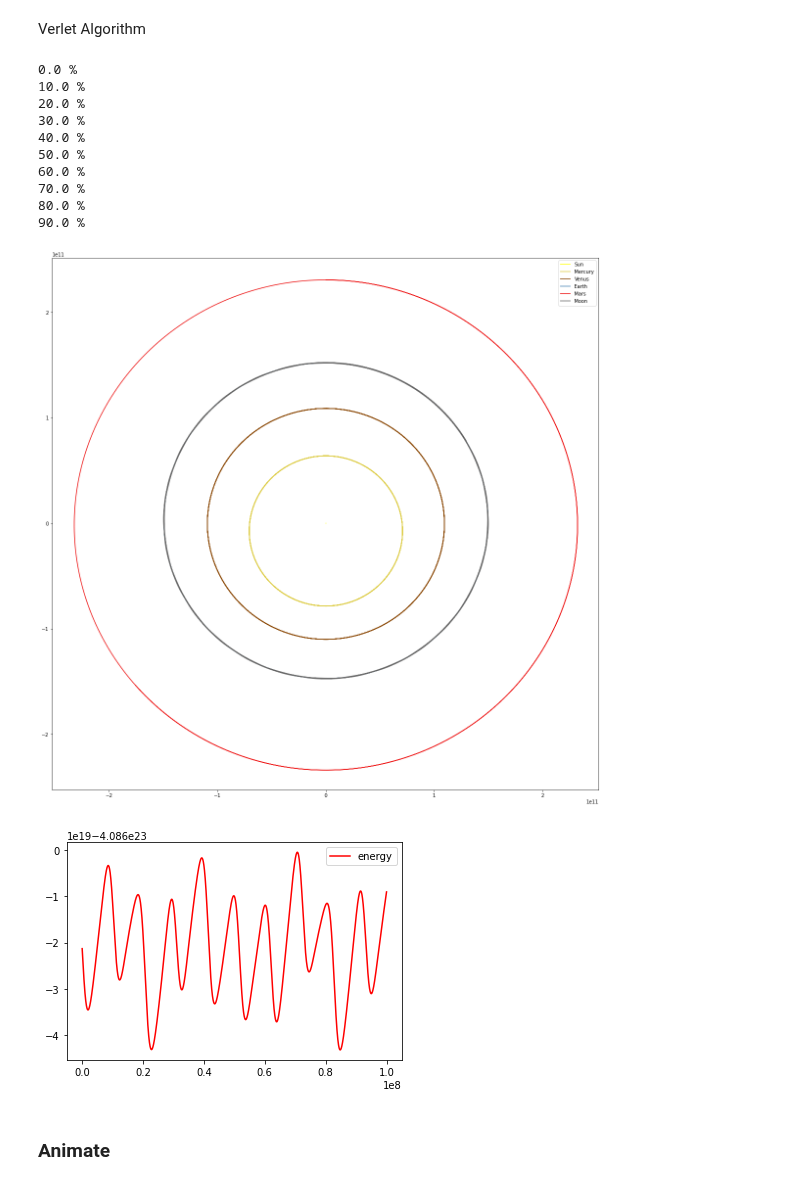
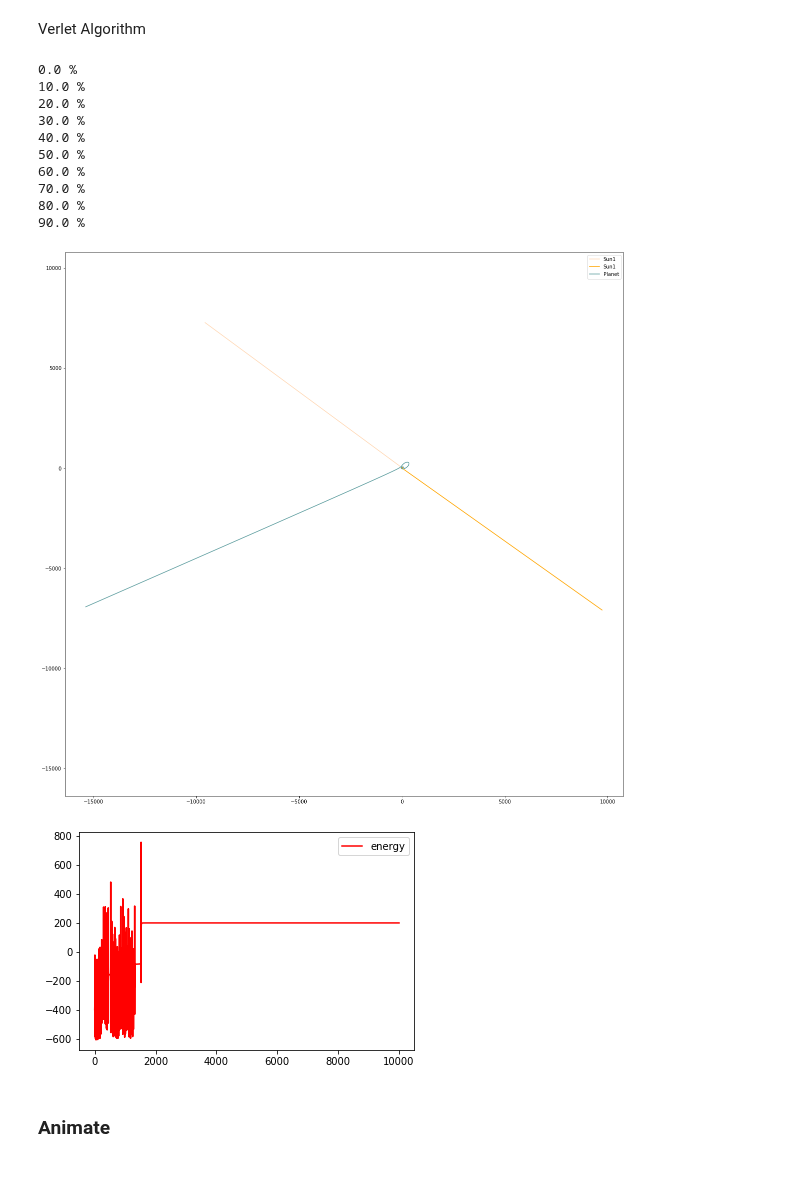
Before and after one commit to TimoWacke/solarsystem, a Jupyter notebook: solar.ipynb, the cells around one changed output. Drawn from its saved outputs; the diff is of its cells as text; code cells hidden in the pictures.

```diff
--- a/solar.ipynb
+++ b/solar.ipynb
@@ -75,19 +75,14 @@ venus = Particle("Venus", mass_venus, {"x": 0, "y": distance_venus, "z": 0 },{"x
 earth = Particle("Earth", mass_earth, {"x": 0, "y": distance_earth, "z": 0 },{"x": velocity_earth, "y": 0, "z": 0 }, "steelblue" )
 mars = Particle("Mars", mass_mars, {"x": 0, "y": distance_mars, "z": 0 },{"x": velocity_mars, "y": 0, "z": 0 }, "#EE1111" )
 moon = Particle("Moon", mass_moon, {"x": distance_moon, "y": distance_earth, "z": 0 },{"x": velocity_earth, "y": velocity_moon, "z": 0 }, "#666666")
+
+
+sun1 = Particle("Sun1", 100, {"x": 0, "y": 10, "z": 0},{"x": -1, "y": 0, "z": 0}, "peachpuff")
+sun2 = Particle("Sun1", 100, {"x": 0, "y": -10, "z": 0},{"x": 1, "y": 0, "z": 0}, "orange")
+planet = Particle("Planet", 1, {"x": 100, "y": 0, "z": 0}, {"x": 0, "y": 1, "z": 0}, "cadetblue")
+
 particles = [star, mercury, venus, earth, mars, moon]
-#particles = [star, earth]
-particleSizes = []
-particleColors = []
-for pt in particles:
-    pt.velocity += offsetspeed
-    particleSizes.append((pt.mass**(1/5) / mass_sun**(1/5) * 100))
-    particleColors.append(pt.color)
-
-s, c = np.random.random((len(particles), 2)).T
-s *= 10
-s = particleSizes
-c = particleColors
+particles = [sun1, sun2, planet]
 # %% [markdown]
 Verlet Algorithm
 # %%
@@ -151,21 +146,21 @@ def verlet(particles, h, n):
 
     return (p_axes, mmin, mmax)
 # %%
-interval = 10000;
-steps = 10000
+interval = 1;
+steps = 1000
 p_axes, mmin, mmax = verlet(particles, interval, steps)
 
 #verlet(particles, 0.1, 60000)
 # %% [output]
 0.0 %
 10.0 %
 20.0 %
 30.0 %
 40.0 %
 50.0 %
 60.0 %
 70.0 %
 80.0 %
 90.0 %
-[figure, old version]
+[figure, new version]
-[figure, old version]
+[figure, new version]
```
Also changed, not shown: parts of 2 cells of this notebook.
